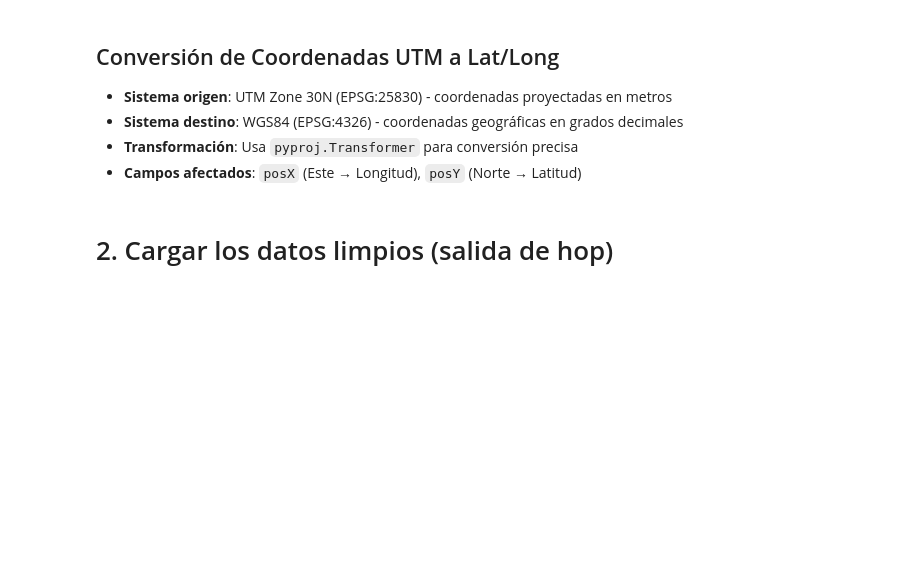
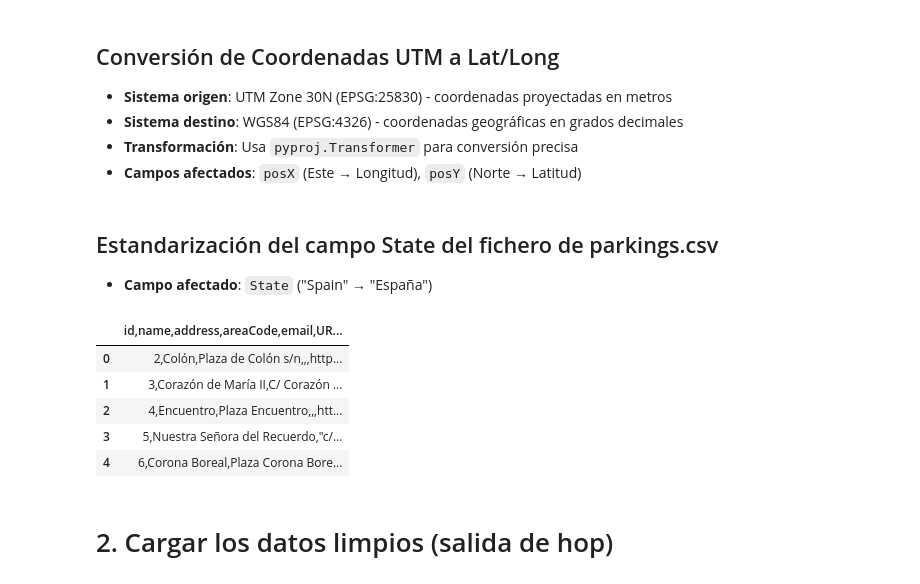
Before and after one commit to moniquescz/PRVD, a Jupyter notebook: Proyecto profe 1/analisis_datos.ipynb, the cells around one changed output. Cells and saved outputs as stored; diff of their text form; code cells hidden in the pictures; blank space fills up the shorter version.

```diff
--- a/Proyecto profe 1/analisis_datos.ipynb
+++ b/Proyecto profe 1/analisis_datos.ipynb
@@ -44,6 +44,22 @@ autobuses['posX'] = lon
 autobuses['posY'] = lat
 
 autobuses.to_csv('data/AUTOBUSES/stopsemt_clean_coordinates_converted.csv', sep=';', index=False)
+# %% [markdown]
+## Estandarización del campo State del fichero de parkings.csv
+- **Campo afectado**: `State` ("Spain" → "España")
+# %%
+parkings = pd.read_csv('data/Parkings/parkings.csv', sep=',')
+
+parkings['state'] = parkings['state'].replace('Spain', 'España')
+
+parkings.to_csv('data/Parkings/parkings.csv', sep=',', index=False)
+# %% [output]
+|  | id,name,address,areaCode,email,UR... |
+| 0 | 2,Colón,Plaza de Colón s/n,,,http... |
+| 1 | 3,Corazón de María II,C/ Corazón ... |
+| 2 | 4,Encuentro,Plaza Encuentro,,,htt... |
+| 3 | 5,Nuestra Señora del Recuerdo,"c/... |
+| 4 | 6,Corona Boreal,Plaza Corona Bore... |
 # %% [markdown]
 # 2. Cargar los datos limpios (salida de hop)
 # %%
```
Also changed, not shown: 2 other files.
